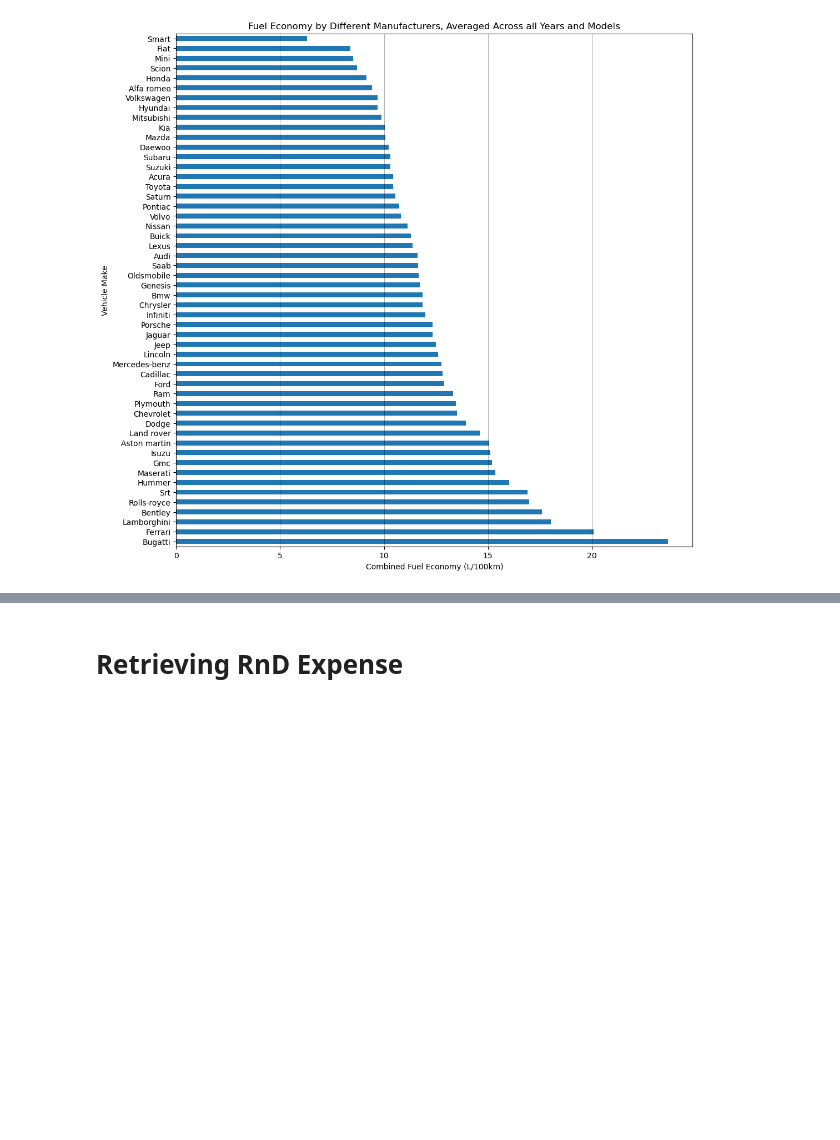
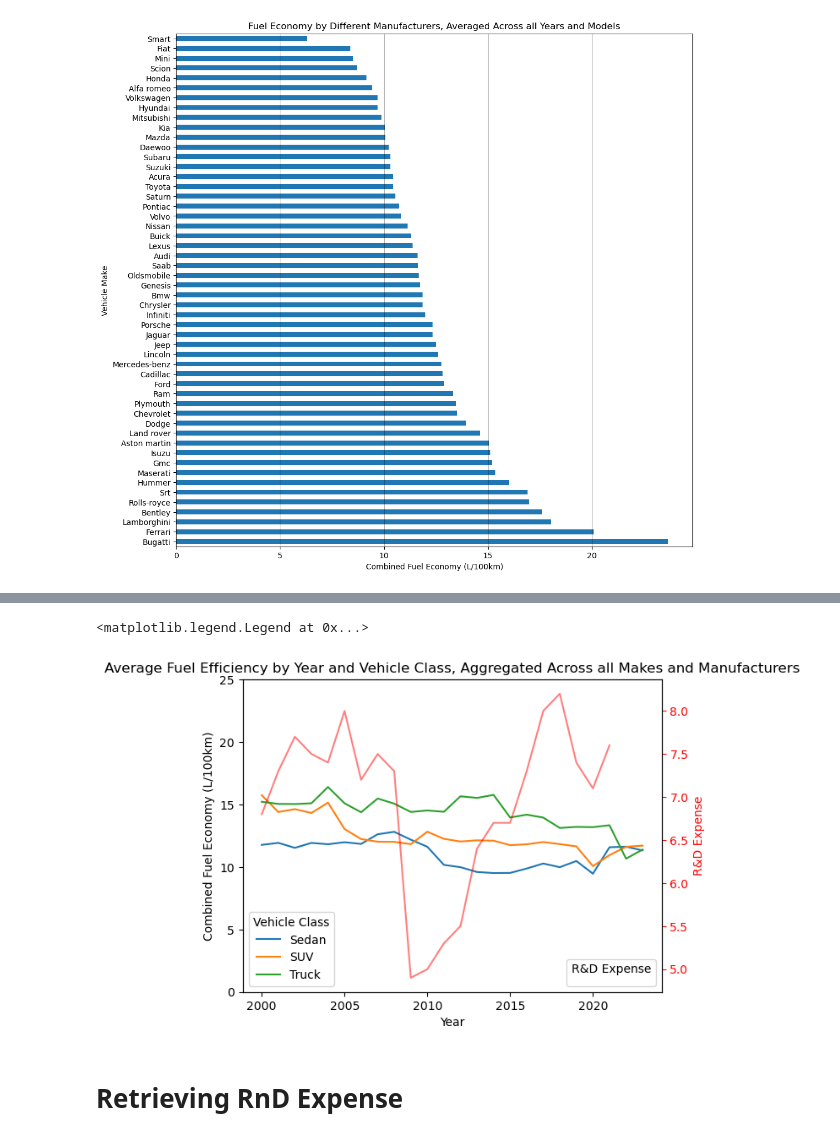
Before and after one commit to alexproskiw/Fuel-Efficiency-of-Canadian-Vehicles-Trends-and-Predictions, a Jupyter notebook: ECON323 Final Project.ipynb, the cells around one changed output, grey strips where cells are left out. Cells and saved outputs as stored; diff of their text form; code cells hidden in the pictures; blank space fills up the shorter version.

```diff
--- a/ECON323 Final Project.ipynb
+++ b/ECON323 Final Project.ipynb
@@ -245,0 +318,8 @@ by_year.idxmin()
+# %%
+#Ford
+ford_dataset = full_dataset.loc[full_dataset['make'] == 'Ford']
+ford_dataset = ford_dataset[['model_year', 'vehicle_class','comb_lpkm']]
+ford_dataset = ford_dataset.set_index("model_year").sort_index()
+ford_dataset = ford_dataset.pivot_table(index="model_year", columns="vehicle_class",
+                                            values="comb_lpkm", aggfunc="mean")
+ford_dataset
@@ -245,0 +345,12 @@ by_year.idxmin()
+# %%
+#grouping to clean up the plot, if we want to do that
+ford_grouped_dataset = pd.DataFrame()
+
+ford_grouped_dataset["Sedan"] = ford_dataset[['Compact', 'Full-size', 'Mid-size', 'Subcompact']].mean(axis=1)
+ford_grouped_dataset['SUV'] = ford_dataset[['SUV', 'SUV: Small','SUV: Standard']].mean(axis=1)
+ford_grouped_dataset['Truck'] = ford_dataset[['Pickup truck: Small', 'Pickup truck: Standard']].mean(axis=1)
+
+#don't have station wagon or minivan for most years so omitting
+#ford_grouped_dataset['Minivan'] = ford_dataset['Minivan']
+#ford_grouped_dataset['Station Wagon'] = ford_dataset['Station wagon: Mid-size']
+ford_grouped_dataset
@@ -245,0 +376,4 @@ by_year.idxmin()
+# %%
+#adding financials
+ford_grouped_dataset['R&D Expense'] = ford_grouped_dataset.index.map(ford_rnd)
+ford_grouped_dataset
@@ -246,3 +399,21 @@ by_year.idxmin()
+# %%
+ax = ford_grouped_dataset[['Sedan', 'SUV', 'Truck']].plot.line()
+ax.set_xlabel("Year")
+ax.set_ylabel("Combined Fuel Economy (L/100km)")
+ax.set_ylim(0, 25)
+ax.set_title("Average Fuel Efficiency by Year and Vehicle Class, Aggregated Across all Makes and Manufacturers")
+handles, labels = ax.get_legend_handles_labels()
+ax.legend(handles, labels, title="Vehicle Class", loc='lower left')
+
+ax_rnd = ax.twinx()
+ax_rnd.plot(ford_grouped_dataset['R&D Expense'], 'r-', alpha=0.5)
+ax_rnd.set_ylabel('R&D Expense', color='r')
+ax_rnd.tick_params(colors='r')
+handles, labels = ax_rnd.get_legend_handles_labels()
+ax_rnd.legend(handles, labels, title="R&D Expense", loc='lower right') #not working?? :( fix later
+# %% [output]
+<matplotlib.legend.Legend at 0x...>
+[figure, added]
 # %% [markdown]
 # Retrieving RnD Expense
 # %%
```
Also changed, not shown: parts of 13 cells of this notebook.
